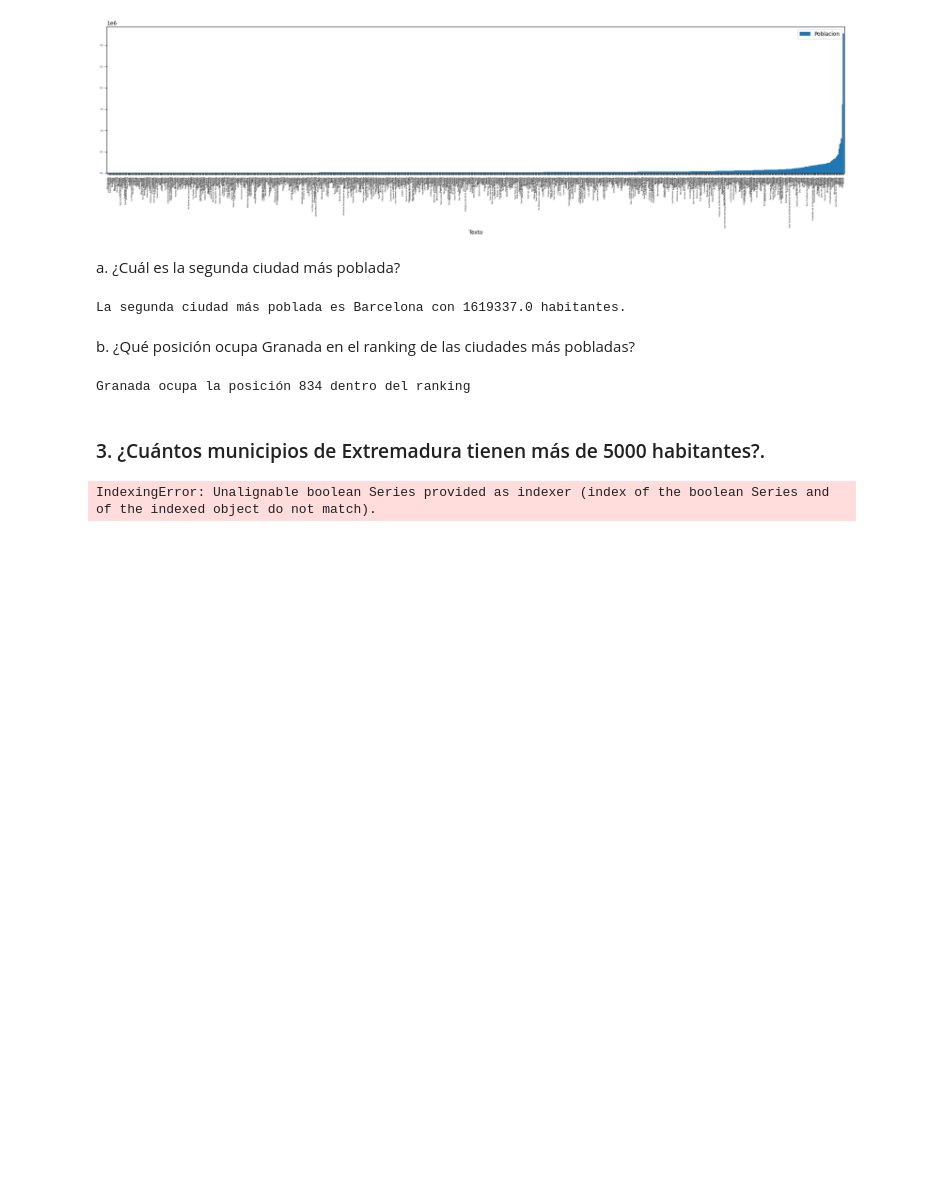
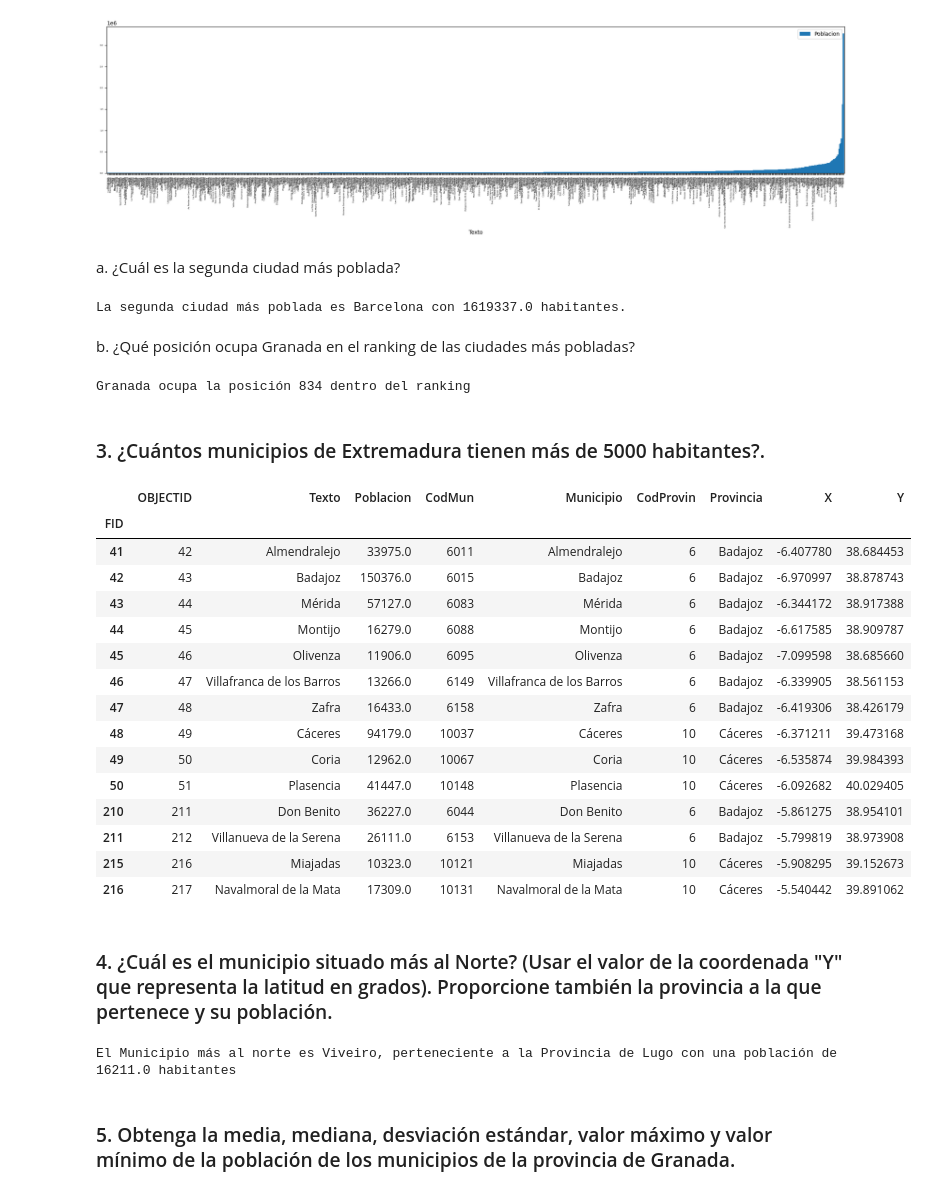
Before and after one commit to PoldanaGt/Lab_3, a Jupyter notebook: LAB3 Pablo Aldana.ipynb, the cells around one changed output. Saved outputs shown, nothing was run; the diff lists cells and outputs as text; code cells hidden in the pictures; blank space fills up the shorter version.

```diff
--- a/LAB3 Pablo Aldana.ipynb
+++ b/LAB3 Pablo Aldana.ipynb
@@ -182,8 +162,39 @@ print(f'Granada ocupa la posición {Pos} dentro del ranking')
 Granada ocupa la posición 834 dentro del ranking
 # %% [markdown]
 ### 3. ¿Cuántos municipios de Extremadura tienen más de 5000 habitantes?.
-# %%
-Extremadura=(df['Provincia']==('Cáceres','Badajoz' ,'Leganés'))
-Extremadura.loc[Extremadura.iloc[:1]==True]
-# %% [output]
-IndexingError: Unalignable boolean Series provided as indexer (index of the boolean Series and of the indexed object do not match).
+# %%
+Extremadura=('Cáceres','Badajoz')
+df_ext=df[df['Provincia'].isin(Extremadura)]
+df_ext=df_ext[df_ext['Poblacion']>5000]
+df_ext
+# %% [output]
+|  | OBJECTID | Texto | Poblacion | CodMun | Municipio | CodProvin | Provincia | X | Y |
+| FID |  |  |  |  |  |  |  |  |  |
+| 41 | 42 | Almendralejo | 33975.0 | 6011 | Almendralejo | 6 | Badajoz | -6.407780 | 38.684453 |
+| 42 | 43 | Badajoz | 150376.0 | 6015 | Badajoz | 6 | Badajoz | -6.970997 | 38.878743 |
+| 43 | 44 | Mérida | 57127.0 | 6083 | Mérida | 6 | Badajoz | -6.344172 | 38.917388 |
+| 44 | 45 | Montijo | 16279.0 | 6088 | Montijo | 6 | Badajoz | -6.617585 | 38.909787 |
+| 45 | 46 | Olivenza | 11906.0 | 6095 | Olivenza | 6 | Badajoz | -7.099598 | 38.685660 |
+| 46 | 47 | Villafranca de los Barros | 13266.0 | 6149 | Villafranca de los Barros | 6 | Badajoz | -6.339905 | 38.561153 |
+| 47 | 48 | Zafra | 16433.0 | 6158 | Zafra | 6 | Badajoz | -6.419306 | 38.426179 |
+| 48 | 49 | Cáceres | 94179.0 | 10037 | Cáceres | 10 | Cáceres | -6.371211 | 39.473168 |
+| 49 | 50 | Coria | 12962.0 | 10067 | Coria | 10 | Cáceres | -6.535874 | 39.984393 |
+| 50 | 51 | Plasencia | 41447.0 | 10148 | Plasencia | 10 | Cáceres | -6.092682 | 40.029405 |
+| 210 | 211 | Don Benito | 36227.0 | 6044 | Don Benito | 6 | Badajoz | -5.861275 | 38.954101 |
+| 211 | 212 | Villanueva de la Serena | 26111.0 | 6153 | Villanueva de la Serena | 6 | Badajoz | -5.799819 | 38.973908 |
+| 215 | 216 | Miajadas | 10323.0 | 10121 | Miajadas | 10 | Cáceres | -5.908295 | 39.152673 |
+| 216 | 217 | Navalmoral de la Mata | 17309.0 | 10131 | Navalmoral de la Mata | 10 | Cáceres | -5.540442 | 39.891062 |
+# %% [markdown]
+### 4. ¿Cuál es el municipio situado más al Norte? (Usar el valor de la coordenada "Y" que representa la latitud en grados). Proporcione también la provincia a la que pertenece y su población.
+# %%
+N=df['Y'].max()
+MN=df[df['Y']==N]
+Municipio=MN['Municipio'].values[0]
+Provincia=MN['Provincia'].values[0]
+Poblacion=MN['Poblacion'].values[0]
+
+print(f'El Municipio más al norte es {Municipio}, perteneciente a la Provincia de {Provincia} con una población de {Poblacion} habitantes')
+# %% [output]
+El Municipio más al norte es Viveiro, perteneciente a la Provincia de Lugo con una población de 16211.0 habitantes
+# %% [markdown]
+### 5. Obtenga la media, mediana, desviación estándar, valor máximo y valor mínimo de la población de los municipios de la provincia de Granada.
```
Also changed, not shown: parts of 8 cells of this notebook.
